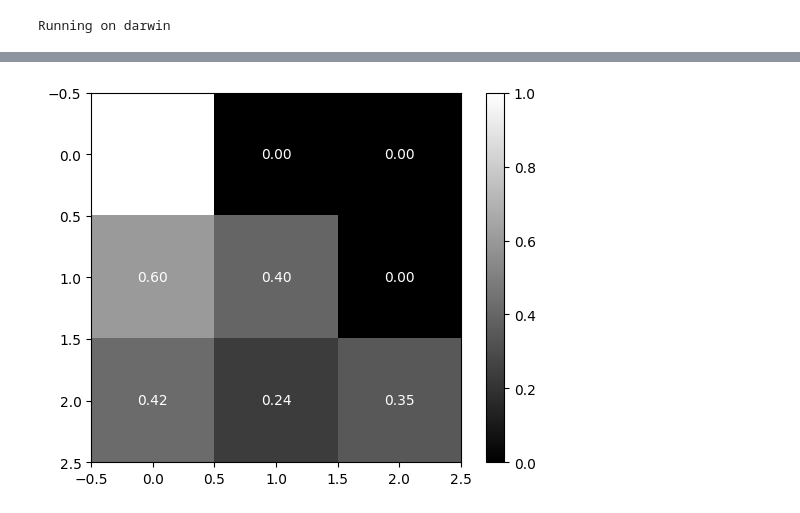
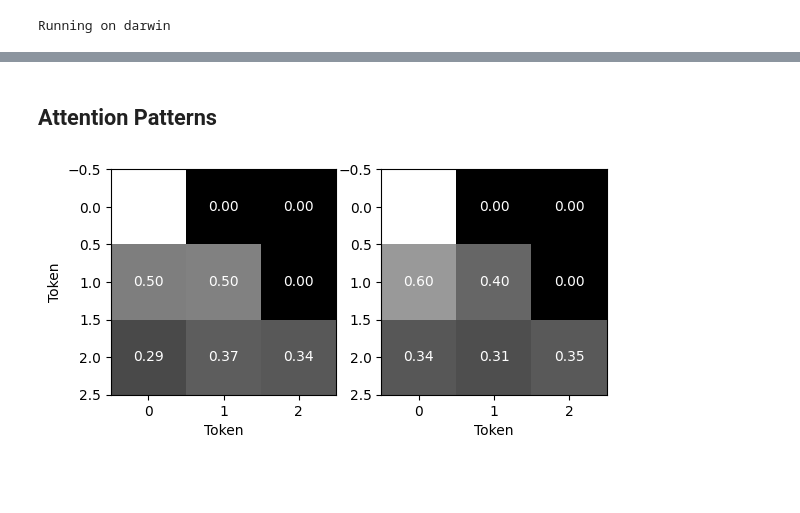
Before and after one commit to novastar53/deepkit, a Jupyter notebook: notebooks/attention_maps.ipynb, the cells around one changed output, grey strips where cells are left out. Drawn from its saved outputs; the diff is of its cells as text; code cells hidden in the pictures; blank space fills up the shorter version.

```diff
--- a/notebooks/attention_maps.ipynb
+++ b/notebooks/attention_maps.ipynb
@@ -52,23 +86,25 @@ print(att.shape)
+# %% [markdown]
+## Attention Patterns
 # %%
 import matplotlib.pyplot as plt
 #plt.style.use('seaborn-v0_8-darkgrid')
 
-fig, ax = plt.subplots(1, att.shape[1])
-att = att.squeeze()
+fig, axes = plt.subplots(1, att.shape[1])
 
-# annotate each cell with its value
-for i in range(att.shape[0]):
-    for j in range(att.shape[1]):
-        ax.text(j, i,            # x, y position
-                f"{att[i, j]:.2f}",  # text to display
-                ha="center",    # horizontal alignment
-                va="center",    # vertical alignment
-                color="w")      # choose a contrasting color
+for a in range(att.shape[1]):
+    for i in range(att.shape[2]):
+        for j in range(att.shape[3]):
+            axes[a].text(j, i,            # x, y position
+                    f"{att[0, a, i, j]:.2f}",  # text to display
+                    ha="center",    # horizontal alignment
+                    va="center",    # vertical alignment
+                    color="w")      # choose a contrasting color
+
+    axes[a].imshow(att[0, a, :, :], cmap="gray")
+    axes[a].set_xlabel("Token")
+    axes[a].set_ylabel("Token")
 
 
-
-plt.imshow(att, cmap="gray")
-plt.colorbar()
 plt.show()
 # %% [output]
-[figure, old version]
+[figure, new version]
```
Also changed, not shown: parts of 3 cells of this notebook.
